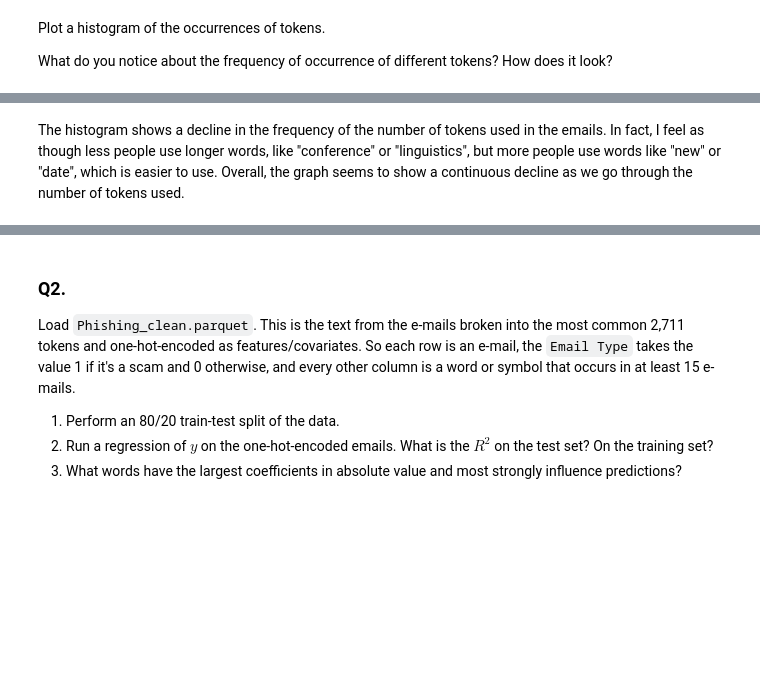
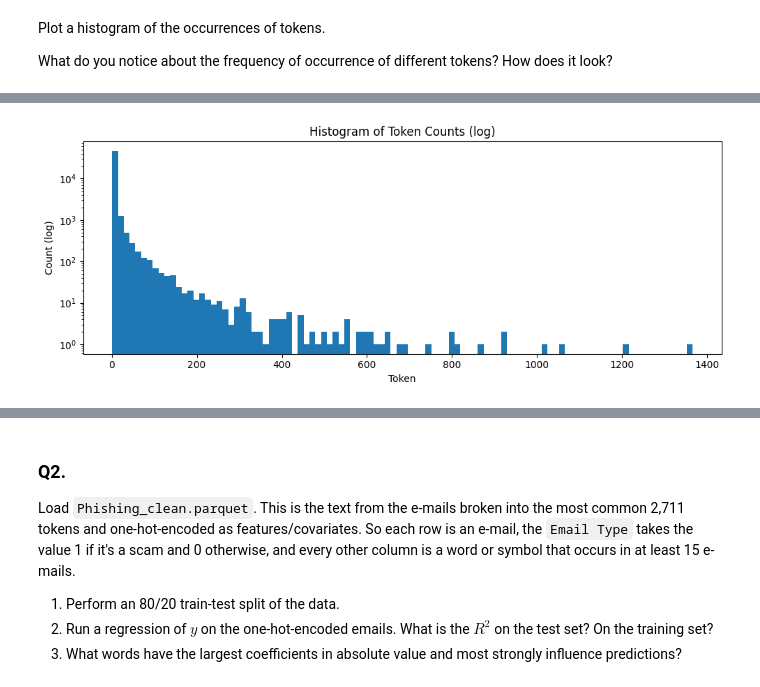
Before and after one commit to mchen899923/pca_assignment, a Jupyter notebook: assignment.ipynb, the cells around one changed output, grey strips where cells are left out. Drawn from its saved outputs; the diff is of its cells as text; code cells hidden in the pictures; blank space fills up the shorter version.

```diff
--- a/assignment.ipynb
+++ b/assignment.ipynb
@@ -82,2 +70,16 @@ plt.show()
-# %% [markdown]
-The histogram shows a decline in the frequency of the number of tokens used in the emails. In fact, I feel as though less people use longer words, like "conference" or "linguistics", but more people use words like "new" or "date", which is easier to use. Overall, the graph seems to show a continuous decline as we go through the number of tokens used.
+# %%
+import matplotlib.pyplot as plt
+import pandas as pd
+
+token_freq_df = pd.DataFrame(token_count.items(), columns=["token", "count"]) #Convert token frequency to a dataframe
+
+plt.figure(figsize = (10,4)) #Generate histogram of token frequency on a log scale
+plt.hist(token_freq_df["count"], bins = 100)
+plt.yscale("log")
+plt.xlabel("Token")
+plt.ylabel("Count (log)")
+plt.title("Histogram of Token Counts (log)")
+plt.tight_layout()
+plt.show()
+# %% [output]
+[figure, added]
```
Also changed, not shown: parts of 4 cells of this notebook.
